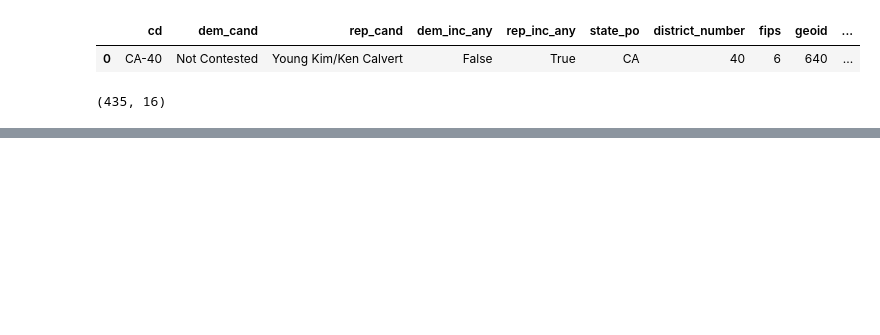
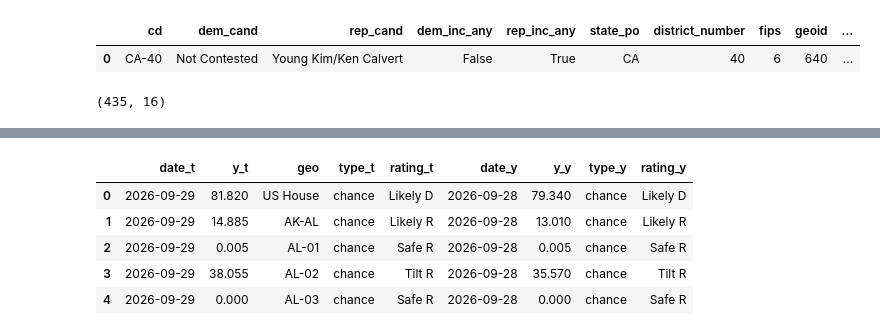
Before and after one commit to Hackquantumcpp/snoutcounter-midterms-2026-model, a Jupyter notebook: prediction/house/05b-postprocessing-py.ipynb, the cells around one changed output, grey strips where cells are left out. Drawn from its saved outputs; the diff is of its cells as text; code cells hidden in the pictures; blank space fills up the shorter version.

Commit message:
house forecast update 9/29; rating changes

```diff
--- a/prediction/house/05b-postprocessing-py.ipynb
+++ b/prediction/house/05b-postprocessing-py.ipynb
@@ -466,0 +469,21 @@ summary_stats
+# %%
+## Alert when there's a rating change
+rating_ts = output_ts[output_ts['type'] == 'chance']
+rating_ts['rating'] = rating_ts['y'].map(get_rating)
+rating_ts['date'] = pd.to_datetime(rating_ts['date'])
+rating_ts.head()
+
+today_date = rating_ts['date'].max()
+yesterday = rating_ts[rating_ts['date'] != today_date]['date'].max()
+
+today_ratings = rating_ts[rating_ts['date'] == today_date]
+yester_ratings = rating_ts[rating_ts['date'] == yesterday]
+compare_df = pd.merge(left=today_ratings, right=yester_ratings, on='geo', how='left', suffixes=['_t', '_y'])
+compare_df.head()
+# %% [output]
+|  | date_t | y_t | geo | type_t | rating_t | date_y | y_y | type_y | rating_y |
+| 0 | 2026-09-29 | 81.820 | US House | chance | Likely D | 2026-09-28 | 79.340 | chance | Likely D |
+| 1 | 2026-09-29 | 14.885 | AK-AL | chance | Likely R | 2026-09-28 | 13.010 | chance | Likely R |
+| 2 | 2026-09-29 | 0.005 | AL-01 | chance | Safe R | 2026-09-28 | 0.005 | chance | Safe R |
+| 3 | 2026-09-29 | 38.055 | AL-02 | chance | Tilt R | 2026-09-28 | 35.570 | chance | Tilt R |
+| 4 | 2026-09-29 | 0.000 | AL-03 | chance | Safe R | 2026-09-28 | 0.000 | chance | Safe R |
```
Also changed, not shown: parts of 12 cells of this notebook, 45 other files.
